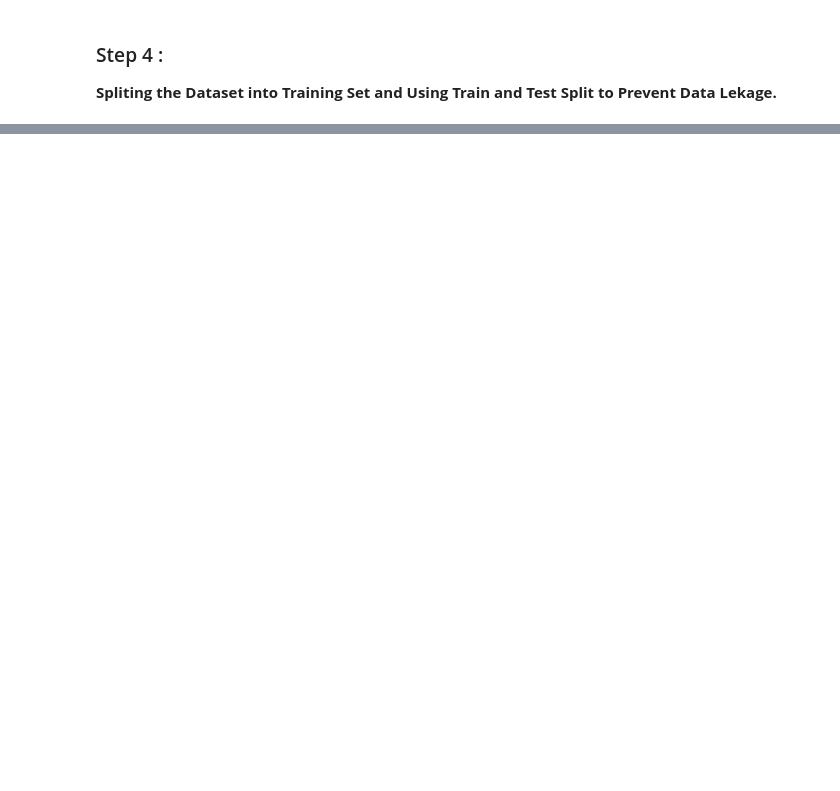
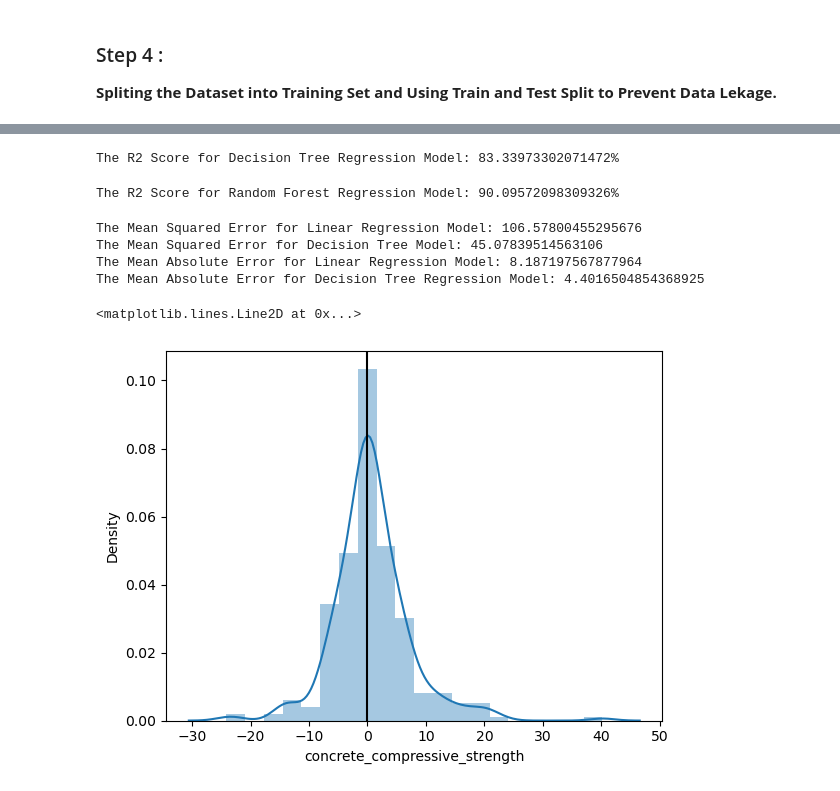
Before and after one commit to SakshiBagul1610/CementCompositeStrength_PredictionModel, a Jupyter notebook: model.ipynb, the cells around one changed output, grey strips where cells are left out. Saved outputs shown, nothing was run; the diff lists cells and outputs as text; code cells hidden in the pictures; blank space fills up the shorter version.

```diff
--- a/model.ipynb
+++ b/model.ipynb
@@ -191,0 +223,57 @@ r2_score_LR
+# %%
+# Decision Tree Regression
+
+from sklearn.tree import DecisionTreeRegressor
+
+DT = DecisionTreeRegressor()
+DT.fit(x_train, y_train)
+y_pred_DT = DT.predict(x_test)
+
+r2_score_DT = r2_score(y_test, y_pred_DT)
+
+print(f'The R2 Score for Decision Tree Regression Model: {r2_score_DT * 100}%')
+# %% [output]
+The R2 Score for Decision Tree Regression Model: 83.33973302071472%
+# %%
+# Random Forest Model
+
+from sklearn.ensemble import RandomForestRegressor
+
+RF = RandomForestRegressor()
+RF.fit(x_train, y_train)
+y_pred_RF = RF.predict(x_test)
+
+r2_score_RF = r2_score(y_test, y_pred_RF)
+
+print(f'The R2 Score for Random Forest Regression Model: {r2_score_RF * 100}%')
+# %% [output]
+The R2 Score for Random Forest Regression Model: 90.09572098309326%
+# %%
+# checking Model Performance
+from sklearn.metrics import mean_absolute_error,mean_squared_error
+mse_LR = mean_squared_error(y_test, y_pred_LR)
+mse_DT = mean_squared_error(y_test, y_pred_DT)
+
+mae_LR = mean_absolute_error(y_test, y_pred_LR)
+mae_DT = mean_absolute_error(y_test, y_pred_DT)
+
+print(f'The Mean Squared Error for Linear Regression Model: {mse_LR}')
+
+print(f'The Mean Squared Error for Decision Tree Model: {mse_DT}')
+
+print(f'The Mean Absolute Error for Linear Regression Model: {mae_LR}')
+
+print(f'The Mean Absolute Error for Decision Tree Regression Model: {mae_DT}')
+# %% [output]
+The Mean Squared Error for Linear Regression Model: 106.57800455295676
+The Mean Squared Error for Decision Tree Model: 45.07839514563106
+The Mean Absolute Error for Linear Regression Model: 8.187197567877964
+The Mean Absolute Error for Decision Tree Regression Model: 4.4016504854368925
+# %%
+# For Decision Tree Model
+
+sns.distplot(y_test - y_pred_DT, bins = 20)
+plt.axvline(0, color = 'k')
+# %% [output]
+<matplotlib.lines.Line2D at 0x...>
+[figure, added]
```
Also changed, not shown: parts of 17 cells of this notebook.
